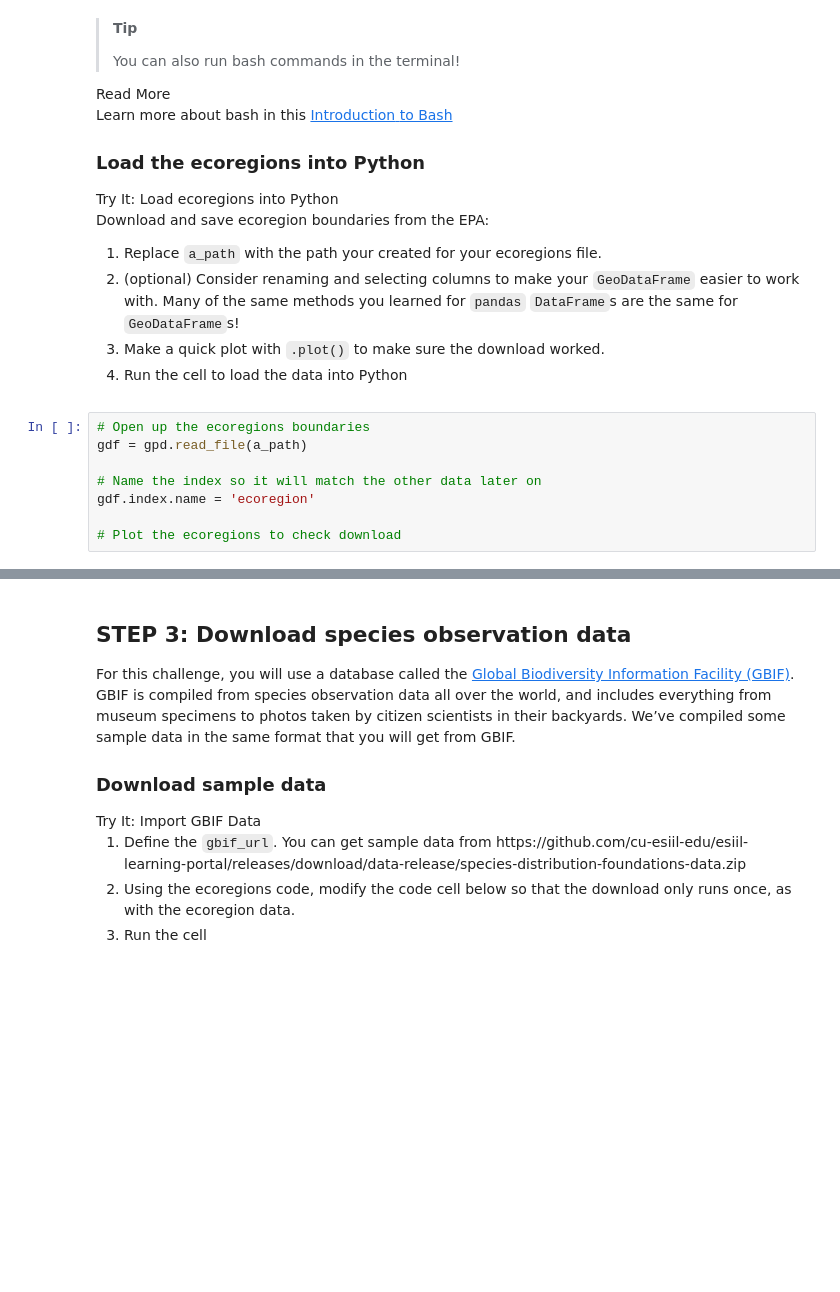
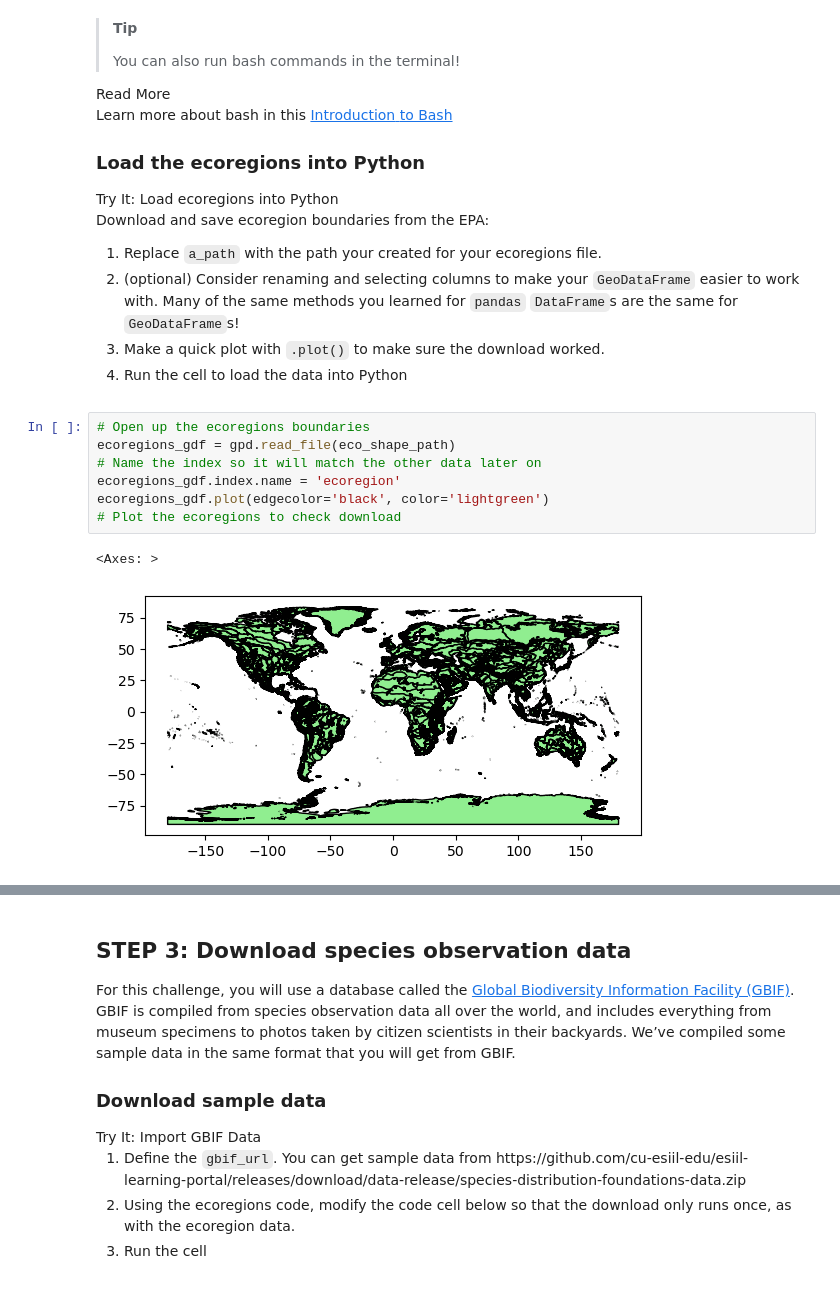
Before and after one commit to earthlab-education/species-distribution-coding-challenge-sear2701, a Jupyter notebook: notebooks/species-distribution-31-wrangle.ipynb, the cells around one changed output, grey strips where cells are left out. Saved outputs shown, nothing was run; the diff lists cells and outputs as text; blank space fills up the shorter version.

```diff
--- a/notebooks/species-distribution-31-wrangle.ipynb
+++ b/notebooks/species-distribution-31-wrangle.ipynb
@@ -150,9 +150,11 @@ download worked.</li>
 </ol></div></div>
 # %%
 # Open up the ecoregions boundaries
-gdf = gpd.read_file(a_path)
-
+ecoregions_gdf = gpd.read_file(eco_shape_path)
 # Name the index so it will match the other data later on
-gdf.index.name = 'ecoregion'
-
+ecoregions_gdf.index.name = 'ecoregion'
+ecoregions_gdf.plot(edgecolor='black', color='lightgreen')
 # Plot the ecoregions to check download
+# %% [output]
+<Axes: >
+[figure, added]
```
Also changed, not shown: parts of 4 cells of this notebook, 1 other file.
